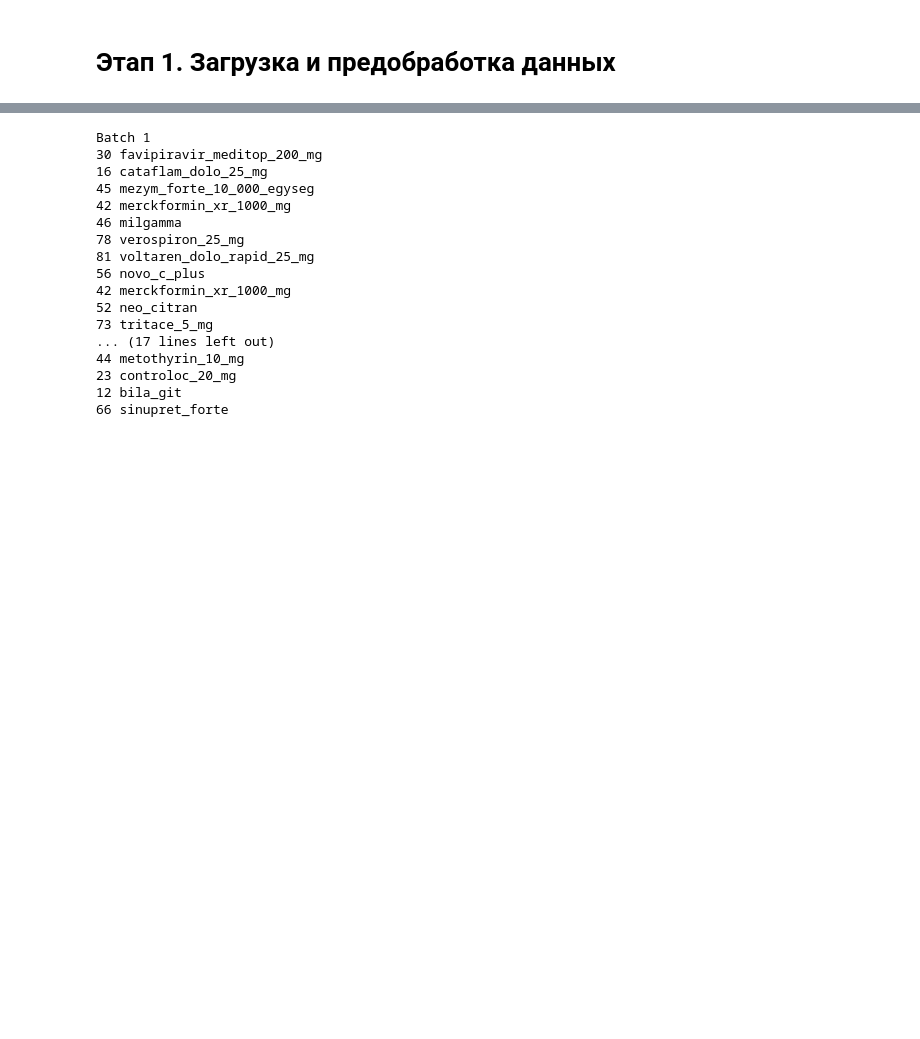
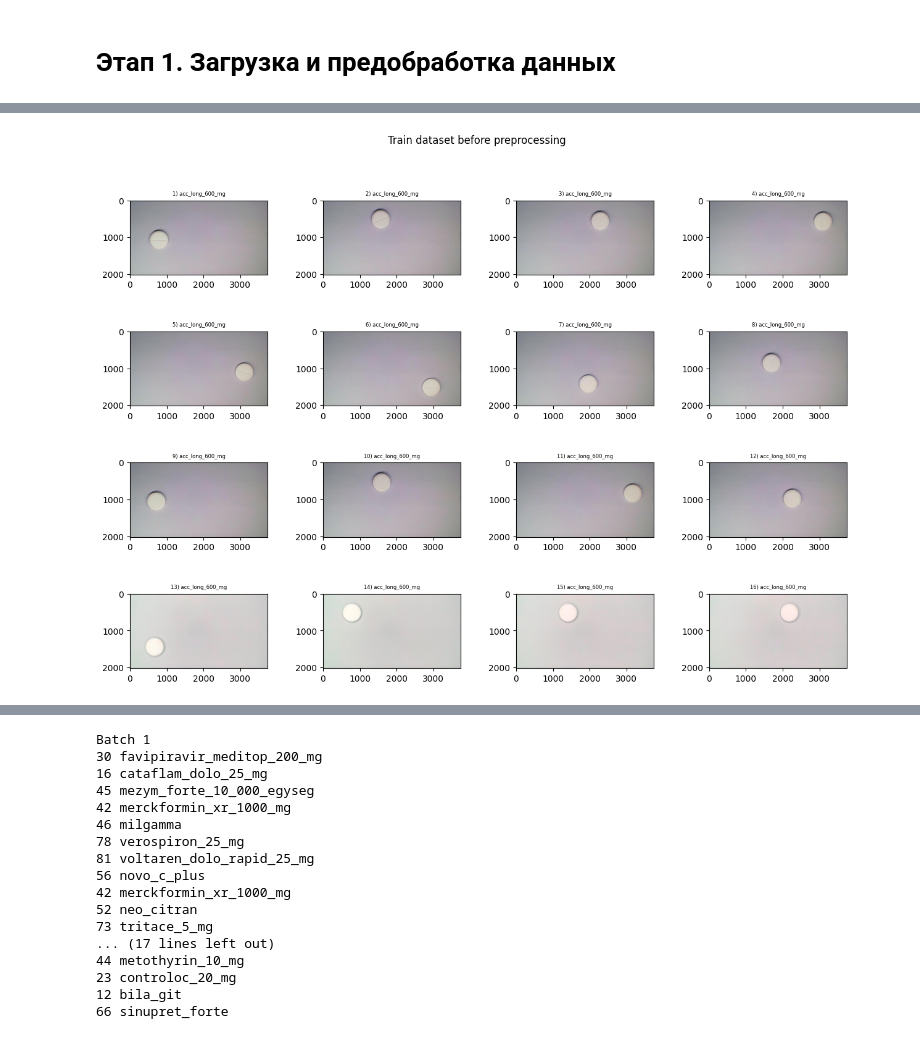
Before and after one commit to ArturBeze/cnn, a Jupyter notebook: cnn.ipynb, the cells around one changed output, grey strips where cells are left out. Saved outputs shown, nothing was run; the diff lists cells and outputs as text; code cells hidden in the pictures; blank space fills up the shorter version.

```diff
--- a/cnn.ipynb
+++ b/cnn.ipynb
@@ -41 +42,15 @@ acc_long_600_mg
+# %%
+fig, axis = plt.subplots(4, 4, figsize=(15,10), gridspec_kw={'wspace': 0.4, 'hspace': 0.6})
+
+for i, ax in enumerate(axis.flat, start=1):
+    image, label = train_dataset[i]
+
+    ax.axis('on')
+    ax.imshow(image)
+    ax.set_title(f'{i}) {train_dataset.classes[label]}', fontsize=6)
+
+plt.suptitle('Train dataset before preprocessing')
+plt.show()
+# %% [output]
+[figure, added]
 # %%
```
Also changed, not shown: parts of 14 cells of this notebook.
